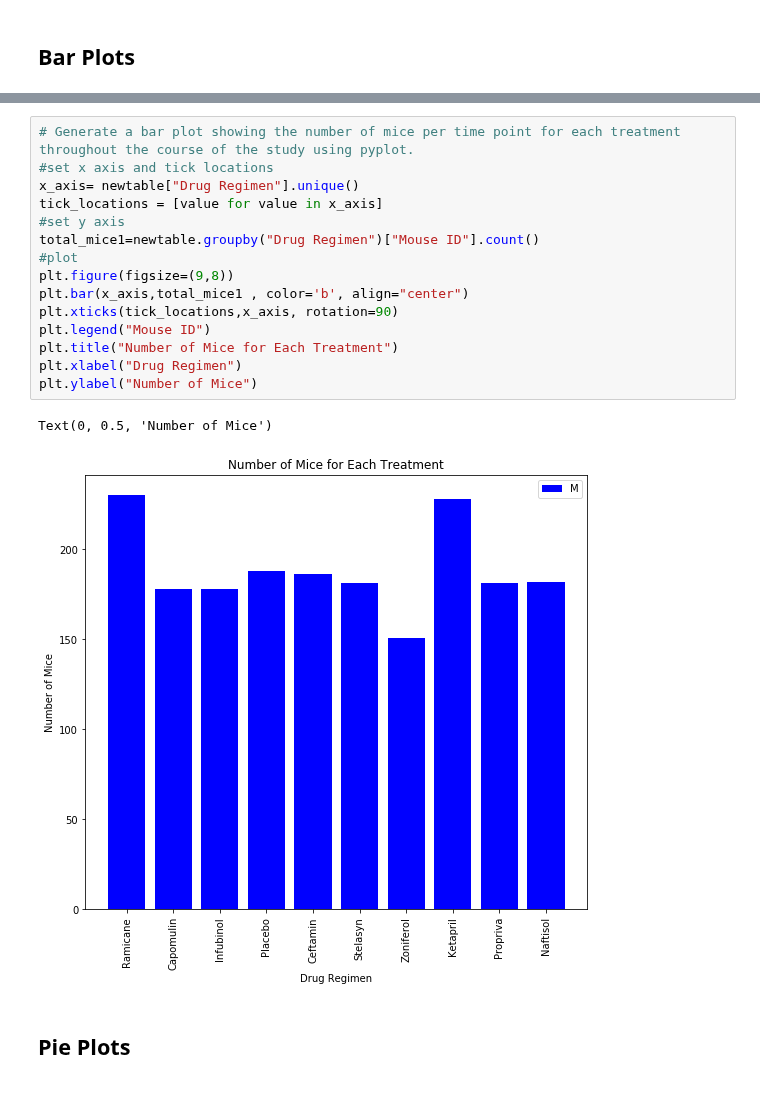
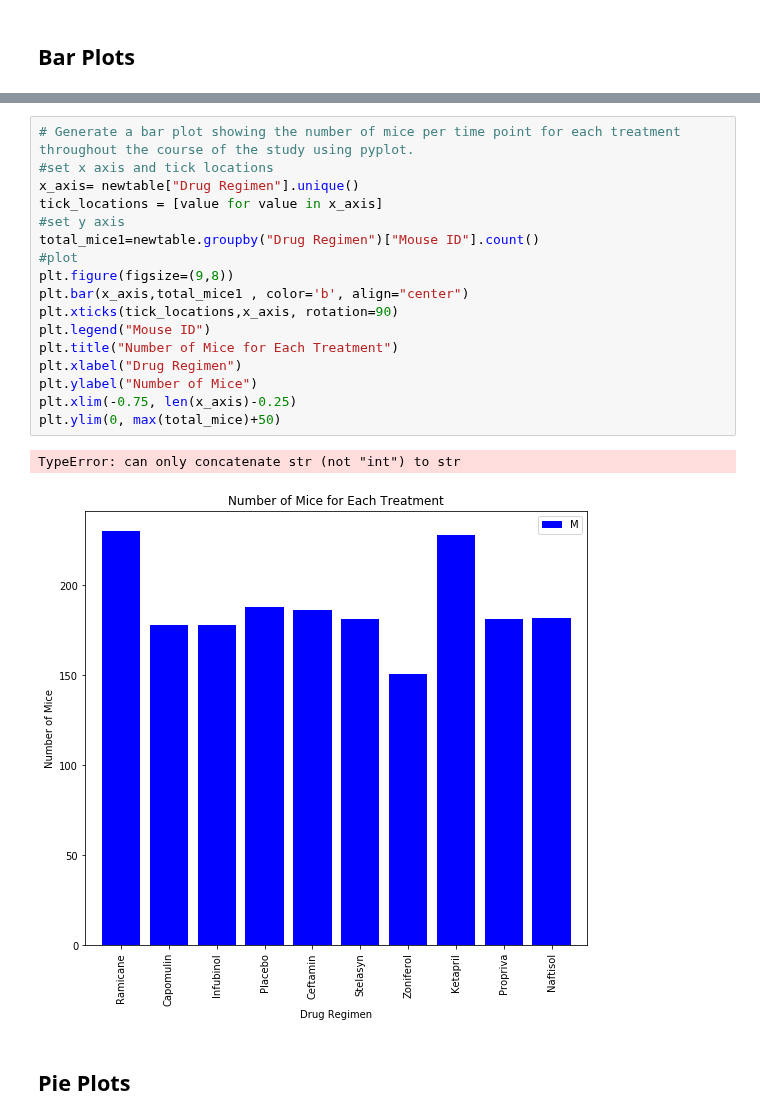
Before and after one commit to olivesun1213/Matplotlib, a Jupyter notebook: Unit 05 - Matplotlib_Homework_Instructions_Pymaceuticals_pymaceuticals_starter.ipynb, the cells around one changed output, grey strips where cells are left out. Drawn from its saved outputs; the diff is of its cells as text.

```diff
--- a/Unit 05 - Matplotlib_Homework_Instructions_Pymaceuticals_pymaceuticals_starter.ipynb
+++ b/Unit 05 - Matplotlib_Homework_Instructions_Pymaceuticals_pymaceuticals_starter.ipynb
@@ -238,21 +239,23 @@ plt.tight_layout()
 # %%
 # Generate a bar plot showing the number of mice per time point for each treatment throughout the course of the study using pyplot.
 #set x axis and tick locations
 x_axis= newtable["Drug Regimen"].unique()
 tick_locations = [value for value in x_axis]
 #set y axis
 total_mice1=newtable.groupby("Drug Regimen")["Mouse ID"].count()
 #plot
 plt.figure(figsize=(9,8))
 plt.bar(x_axis,total_mice1 , color='b', align="center")
 plt.xticks(tick_locations,x_axis, rotation=90)
 plt.legend("Mouse ID")
 plt.title("Number of Mice for Each Treatment")
 plt.xlabel("Drug Regimen")
 plt.ylabel("Number of Mice")
+plt.xlim(-0.75, len(x_axis)-0.25)
+plt.ylim(0, max(total_mice)+50)
 # %% [output]
-Text(0, 0.5, 'Number of Mice')
+TypeError: can only concatenate str (not "int") to str
-[figure, old version]
+[figure, new version]
 # %% [markdown]
 ## Pie Plots
 # %%
```
Also changed, not shown: parts of 1 cell of this notebook.
